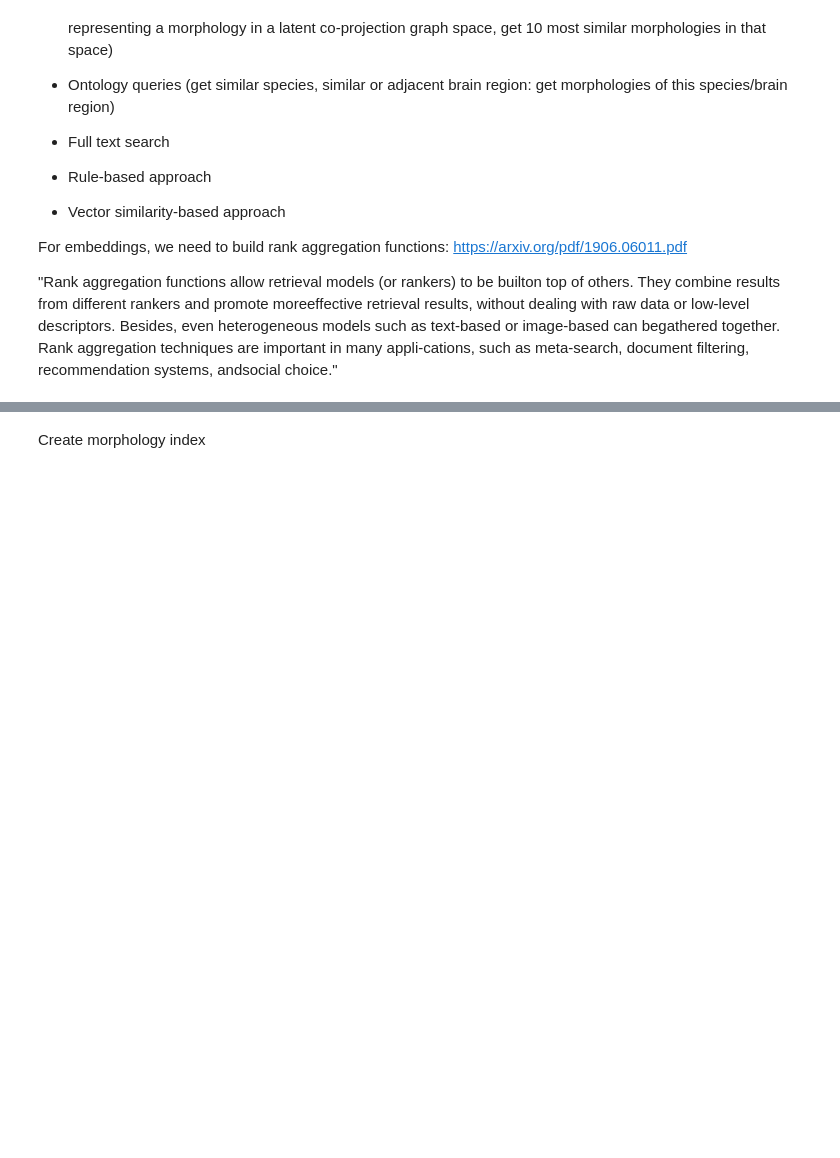
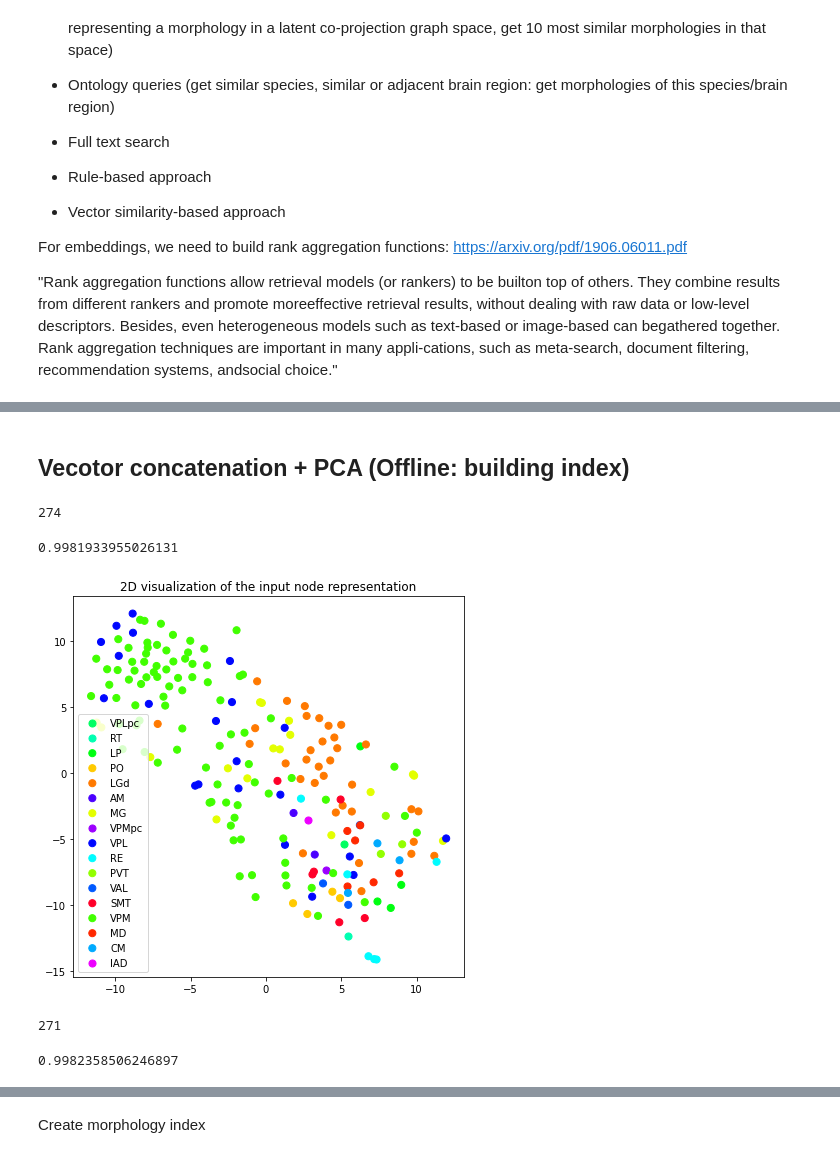
Before and after one commit to BlueBrain/knowledge-graph-inference, a Jupyter notebook: Combined recommendation.ipynb, the cells around one changed output, grey strips where cells are left out. Saved outputs shown, nothing was run; the diff lists cells and outputs as text; code cells hidden in the pictures; blank space fills up the shorter version.

Commit message:
Added experiments on combined vectors

```diff
--- a/Combined recommendation.ipynb
+++ b/Combined recommendation.ipynb
@@ -55,3 +68,7 @@ for c in EMBEDDING_VECTORS:
+# %%
+coordinates = np.array(data["coordinates"].tolist())
+# %%
+data["coordinates"] = (coordinates / coordinates.max()).tolist()
 # %%
 releases = ["release1", "release2", "release3"]
 data["atlas_release"] = pd.Series([
@@ -72,0 +206,24 @@ brain_region_frame._nodes
+# %% [markdown]
+## Vecotor concatenation + PCA (Offline: building index)
+# %%
+all_features = np.hstack([
+    np.vstack(data["coordinates"].values),
+    np.vstack(data["neurite_features"].values),
+    np.vstack(data["axon_coproj_embedding"].values),
+    np.vstack(data["dendrite_coproj_embedding"].values)])
+print(all_features.shape[1])
+# %% [output]
+274
+# %%
+pca = sk.decomposition.PCA(n_components=128)
+reduced_features = pca.fit_transform(all_features)
+print(sum(pca.explained_variance_ratio_))
+concatenated_index = create_index(
+    reduced_features.shape[1], np.ascontiguousarray(reduced_features, dtype=np.float32))
+# %% [output]
+0.9981933955026131
+# %%
+embedding_2d = transform_to_2d(all_features.tolist())
+plot_2d(None, vectors=embedding_2d, labels=data["brain_region"])
+# %% [output]
+[figure, added]
@@ -72,0 +236,16 @@ brain_region_frame._nodes
+# %%
+all_features_no_coord = np.hstack([
+    np.vstack(data["neurite_features"].values),
+    np.vstack(data["axon_coproj_embedding"].values),
+    np.vstack(data["dendrite_coproj_embedding"].values)])
+print(all_features_no_coord.shape[1])
+# %% [output]
+271
+# %%
+pca = sk.decomposition.PCA(n_components=128)
+reduced_features = pca.fit_transform(all_features_no_coord)
+print(sum(pca.explained_variance_ratio_))
+concatenated_index = create_index(
+    reduced_features.shape[1], np.ascontiguousarray(reduced_features, dtype=np.float32))
+# %% [output]
+0.9982358506246897
```
Also changed, not shown: parts of 84 cells of this notebook.
